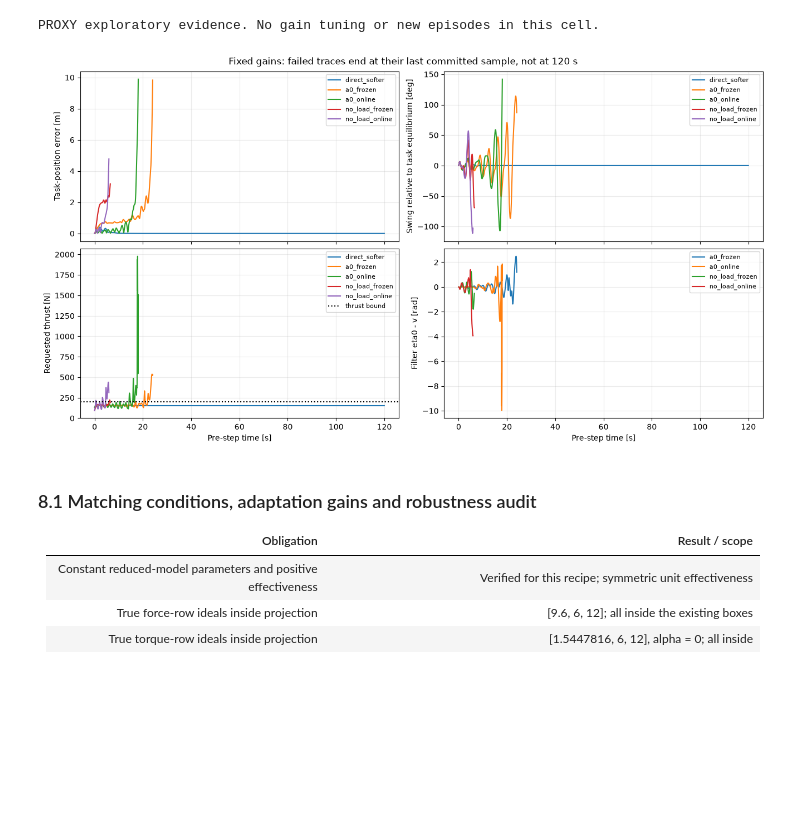
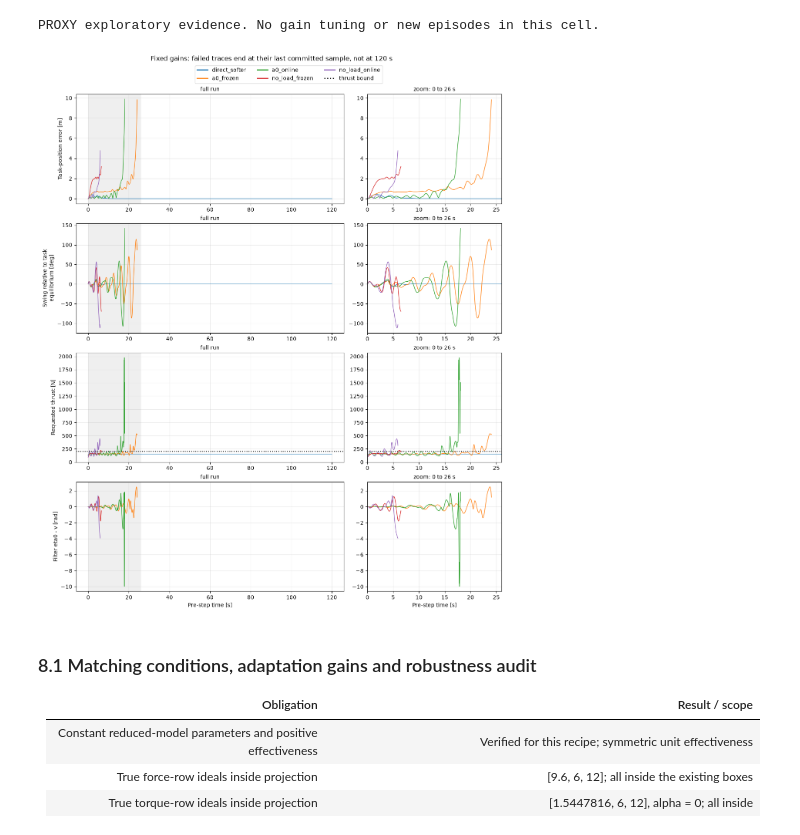
Before and after one commit to Mrjarkos/MRAC_Tutorial, a Jupyter notebook: 09_MRAC_Nominal_Load_Reference.ipynb, the cells around one changed output. Drawn from its saved outputs; the diff is of its cells as text; code cells hidden in the pictures; blank space fills up the shorter version.

```diff
--- a/09_MRAC_Nominal_Load_Reference.ipynb
+++ b/09_MRAC_Nominal_Load_Reference.ipynb
@@ -404,26 +406,47 @@ print('PROXY exploratory evidence. No gain tuning or new episodes in this cell.'
 | 4 | no_load_ideal_frozen | 1.006723 | 0.335017 |
 PROXY exploratory evidence. No gain tuning or new episodes in this cell.
 # %%
-fig, axes = plt.subplots(2, 2, figsize=(13, 7), sharex=True, constrained_layout=True)
-for arm, df in diagnostic_data.items():
-    axes[0, 0].plot(df.t_s, df.task_error_m, label=arm)
-    axes[0, 1].plot(df.t_s, df.swing_rel_rad * 180 / 3.141592653589793, label=arm)
-    axes[1, 0].plot(df.t_s, df.f_req_N, label=arm)
-    if 'eta0_minus_v_rad' in df:
-        axes[1, 1].plot(df.t_s, df.eta0_minus_v_rad, label=arm)
-axes[0, 0].set_ylabel('Task-position error [m]')
-axes[0, 1].set_ylabel('Swing relative to task equilibrium [deg]')
-axes[1, 0].set_ylabel('Requested thrust [N]')
-axes[1, 1].set_ylabel('Filter eta0 - v [rad]')
-axes[1, 0].axhline(2 * receipt['plant']['T_max'], color='black', linestyle=':', label='thrust bound')
-for ax in axes.flat:
-    ax.grid(alpha=0.25)
-    ax.legend(fontsize=8)
-for ax in axes[1]:
+fig = plt.figure(figsize=(12, 14.4), layout='constrained')
+gs = fig.add_gridspec(5, 2, height_ratios=[0.14, 1, 1, 1, 1], width_ratios=[2, 1])
+legend_ax = fig.add_subplot(gs[0, :]); legend_ax.axis('off')  # own row for the shared legend, so it cannot cover the title or data
+axes = [[fig.add_subplot(gs[r + 1, c]) for c in range(2)] for r in range(4)]
+ZOOM = (0, 26)  # contains the last sample of every failed trace
+panels = [('Task-position error [m]', lambda d: d.task_error_m),
+          ('Swing relative to task\nequilibrium [deg]', lambda d: d.swing_rel_rad * 180 / 3.141592653589793),
+          ('Requested thrust [N]', lambda d: d.f_req_N),
+          ('Filter eta0 - v [rad]', lambda d: d.eta0_minus_v_rad if 'eta0_minus_v_rad' in d else None)]
+for row, ((full, zoom), (ylabel, value)) in enumerate(zip(axes, panels)):
+    inside = []
+    for k, (arm, df) in enumerate(diagnostic_data.items()):
+        y = value(df)
+        if y is None:
+            continue
+        for ax in (full, zoom):
+            ax.plot(df.t_s, y, label=arm, color=f'C{k}', lw=1.0)  # one colour per arm in every panel
+        inside.extend(y[(df.t_s >= ZOOM[0]) & (df.t_s <= ZOOM[1])])
+    if row == 2:
+        for ax in (full, zoom):
+            ax.axhline(2 * receipt['plant']['T_max'], color='black', linestyle=':', label='thrust bound')
+    pad = 0.05 * (max(inside) - min(inside))
+    zoom.set_xlim(*ZOOM)
+    zoom.set_ylim(min(inside) - pad, max(inside) + pad)
+    if row:
+        full.sharex(axes[0][0])
+    full.axvspan(*ZOOM, color='0.5', alpha=0.12, lw=0)
+    full.set_ylabel(ylabel)
+    full.set_title('full run', fontsize=10)
+    zoom.set_title('zoom: %g to %g s' % ZOOM, fontsize=10)
+    for ax in (full, zoom):
+        ax.grid(alpha=0.25)
+for ax in axes[-1]:
     ax.set_xlabel('Pre-step time [s]')
+leg_handles, leg_labels = axes[2][0].get_legend_handles_labels()
+legend = legend_ax.legend(leg_handles, leg_labels, loc='center', ncol=3, fontsize=10)
+for line in legend.get_lines():
+    line.set_linewidth(2.0)
 fig.suptitle('Fixed gains: failed traces end at their last committed sample, not at 120 s');
 # %% [output]
-[figure, old version]
+[figure, new version]
 # %% [markdown]
 ### 8.1 Matching conditions, adaptation gains and robustness audit
 
```
Also changed, not shown: parts of 5 cells of this notebook, 6 other files.
